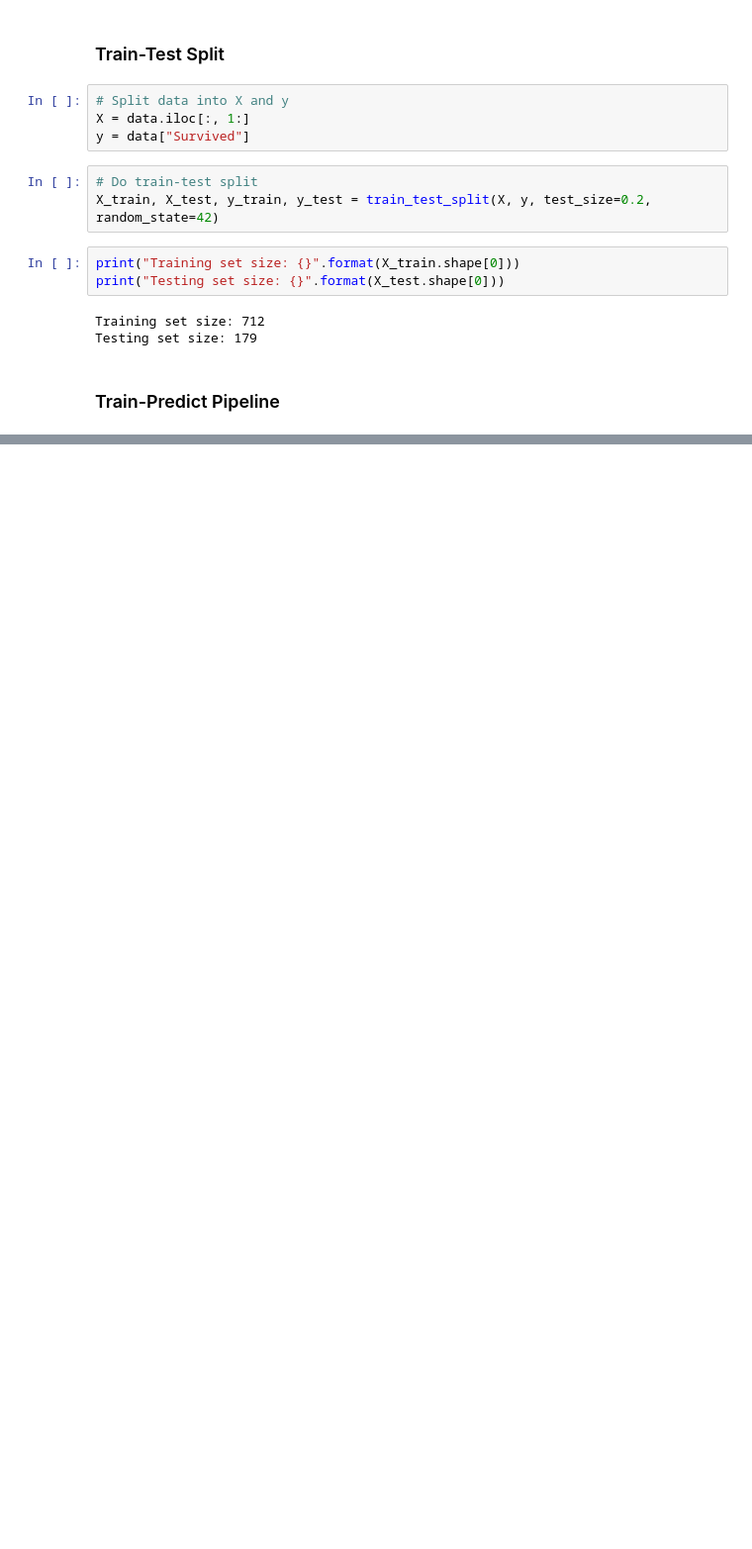
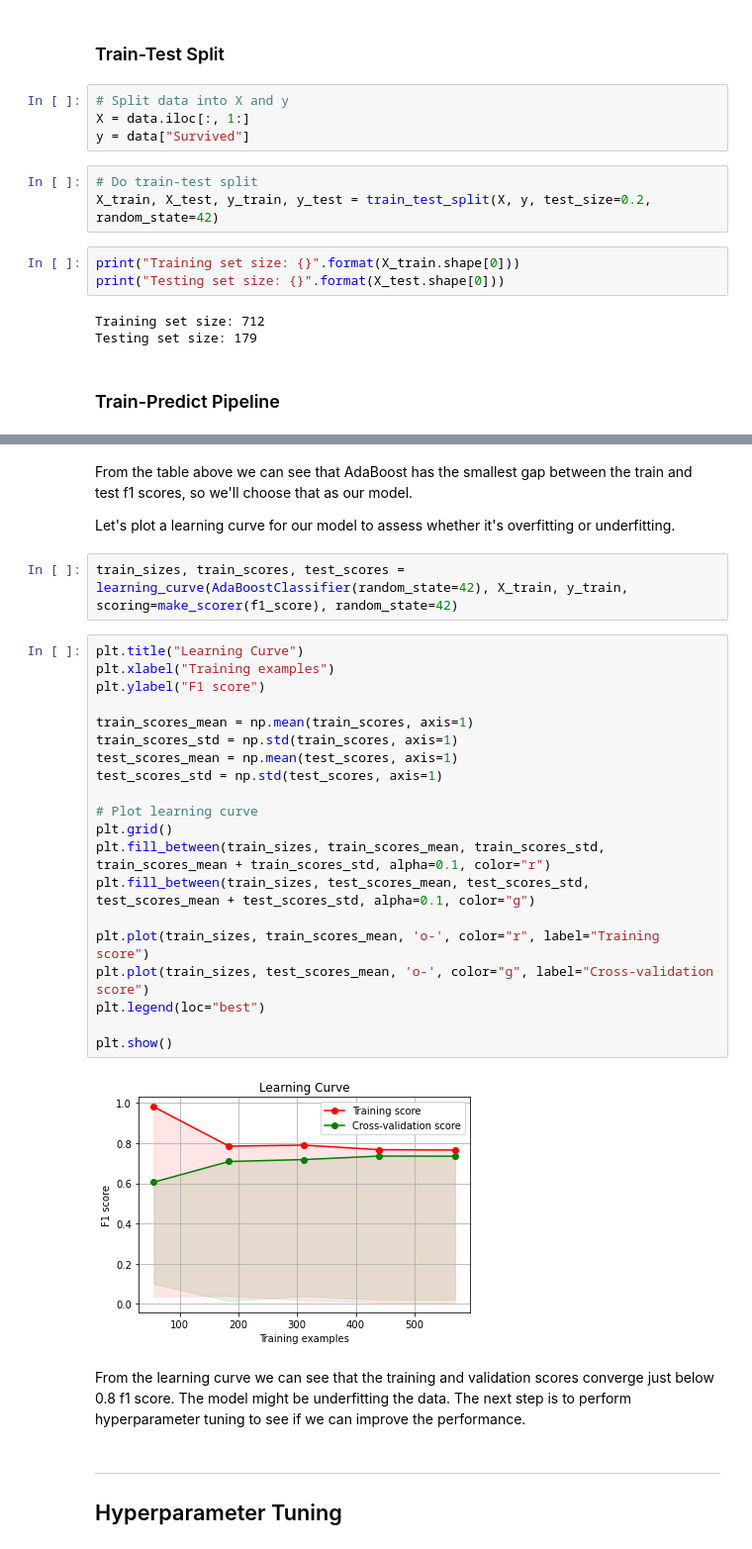
Before and after one commit to alexgeorgousis/titanic-ML, a Jupyter notebook: report.ipynb, the cells around one changed output, grey strips where cells are left out. Shown at 99% size. Saved outputs shown, nothing was run; the diff lists cells and outputs as text; blank space fills up the shorter version.

Commit message:
Evaluate models and plot learning curve of chosen model

```diff
--- a/report.ipynb
+++ b/report.ipynb
@@ -226,0 +253,33 @@ def train_predict(model):
+# %% [markdown]
+From the table above we can see that AdaBoost has the smallest gap between the train and test f1 scores, so we'll choose that as our model.
+
+Let's plot a learning curve for our model to assess whether it's overfitting or underfitting.
+# %%
+train_sizes, train_scores, test_scores = learning_curve(AdaBoostClassifier(random_state=42), X_train, y_train, scoring=make_scorer(f1_score), random_state=42)
+# %%
+plt.title("Learning Curve")
+plt.xlabel("Training examples")
+plt.ylabel("F1 score")
+
+train_scores_mean = np.mean(train_scores, axis=1)
+train_scores_std = np.std(train_scores, axis=1)
+test_scores_mean = np.mean(test_scores, axis=1)
+test_scores_std = np.std(test_scores, axis=1)
+
+# Plot learning curve
+plt.grid()
+plt.fill_between(train_sizes, train_scores_mean, train_scores_std, train_scores_mean + train_scores_std, alpha=0.1, color="r")
+plt.fill_between(train_sizes, test_scores_mean, test_scores_std, test_scores_mean + test_scores_std, alpha=0.1, color="g")
+
+plt.plot(train_sizes, train_scores_mean, 'o-', color="r", label="Training score")
+plt.plot(train_sizes, test_scores_mean, 'o-', color="g", label="Cross-validation score")
+plt.legend(loc="best")
+
+plt.show()
+# %% [output]
+[figure, added]
+# %% [markdown]
+From the learning curve we can see that the training and validation scores converge just below 0.8 f1 score. The model might be underfitting the data. The next step is to perform hyperparameter tuning to see if we can improve the performance.
+# %% [markdown]
+---
+## Hyperparameter Tuning
```
Also changed, not shown: parts of 6 cells of this notebook.
